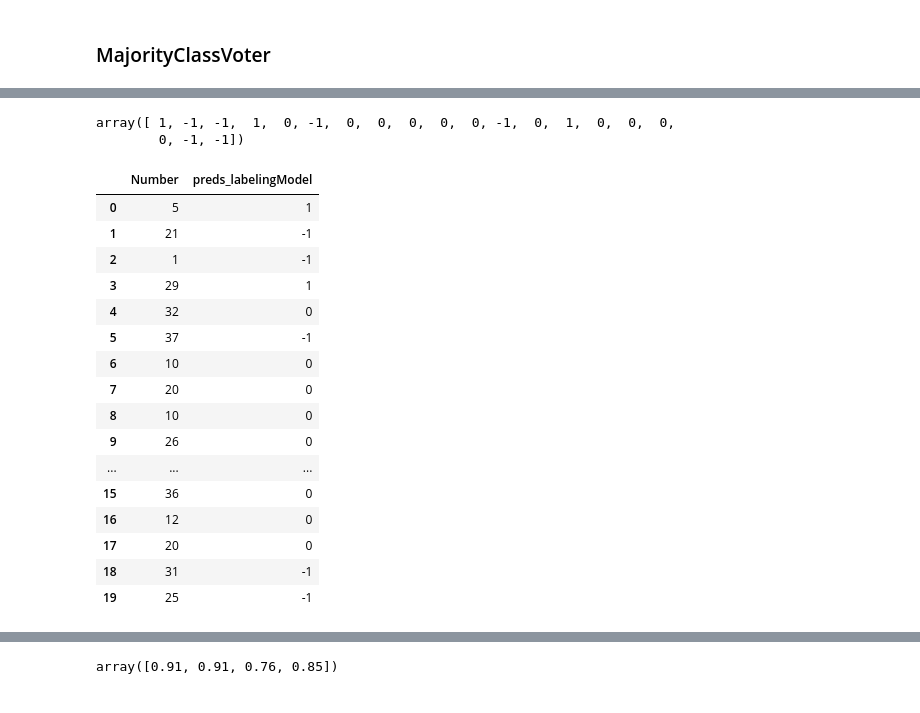
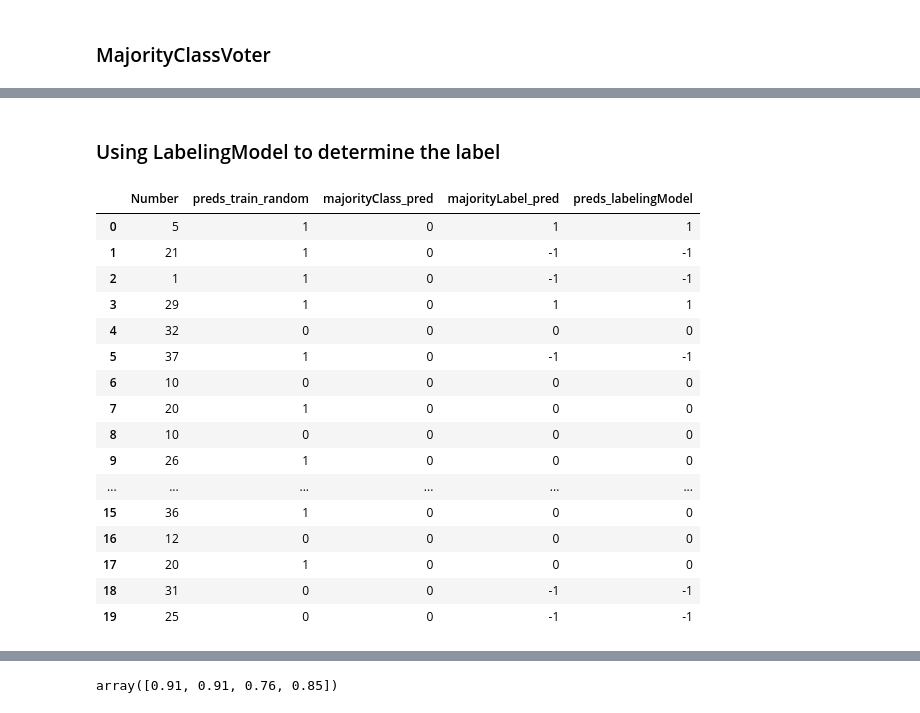
Before and after one commit to practicalweaksupervisionbook/companion, a Jupyter notebook: ch02_labeling_and_augmentation/labeling.ipynb, the cells around one changed output, grey strips where cells are left out. Cells and saved outputs as stored; diff of their text form; code cells hidden in the pictures.

Commit message:
final modifications to chapter 2 labeling

```diff
--- a/ch02_labeling_and_augmentation/labeling.ipynb
+++ b/ch02_labeling_and_augmentation/labeling.ipynb
@@ -259,3 +226,5 @@ df[df["Number"] == 2]
+# %% [markdown]
+### Using LabelingModel to determine the label
 # %%
 label_model = LabelModel()
 label_model.fit(L_train=L_train, n_epochs=200, seed=100)
@@ -266,33 +235,28 @@ LFAnalysis(L_valid, lfs).lf_summary()
 
 preds_train_labelingModel = label_model.predict(L=L_train)
 preds_valid_labelingModel = label_model.predict(L=L_valid)
-# %%
-preds_train_labelingModel
-# %% [output]
-array([ 1, -1, -1,  1,  0, -1,  0,  0,  0,  0,  0, -1,  0,  1,  0,  0,  0,
-        0, -1, -1])
 # %%
 df["preds_labelingModel"] = preds_train_labelingModel
-# %%
-df
-# %% [output]
-|  | Number | preds_labelingModel |
-| 0 | 5 | 1 |
-| 1 | 21 | -1 |
-| 2 | 1 | -1 |
-| 3 | 29 | 1 |
-| 4 | 32 | 0 |
-| 5 | 37 | -1 |
-| 6 | 10 | 0 |
-| 7 | 20 | 0 |
-| 8 | 10 | 0 |
-| 9 | 26 | 0 |
-| ... | ... | ... |
-| 15 | 36 | 0 |
-| 16 | 12 | 0 |
-| 17 | 20 | 0 |
-| 18 | 31 | -1 |
-| 19 | 25 | -1 |
+# %%
+df[["Number", "preds_train_random", "majorityClass_pred", "majorityLabel_pred", "preds_labelingModel"]]
+# %% [output]
+|  | Number | preds_train_random | majorityClass_pred | majorityLabel_pred | preds_labelingModel |
+| 0 | 5 | 1 | 0 | 1 | 1 |
+| 1 | 21 | 1 | 0 | -1 | -1 |
+| 2 | 1 | 1 | 0 | -1 | -1 |
+| 3 | 29 | 1 | 0 | 1 | 1 |
+| 4 | 32 | 0 | 0 | 0 | 0 |
+| 5 | 37 | 1 | 0 | -1 | -1 |
+| 6 | 10 | 0 | 0 | 0 | 0 |
+| 7 | 20 | 1 | 0 | 0 | 0 |
+| 8 | 10 | 0 | 0 | 0 | 0 |
+| 9 | 26 | 1 | 0 | 0 | 0 |
+| ... | ... | ... | ... | ... | ... |
+| 15 | 36 | 1 | 0 | 0 | 0 |
+| 16 | 12 | 0 | 0 | 0 | 0 |
+| 17 | 20 | 1 | 0 | 0 | 0 |
+| 18 | 31 | 0 | 0 | -1 | -1 |
+| 19 | 25 | 0 | 0 | -1 | -1 |
 # %%
 # 7/20 prime numbers
 label_model = LabelModel()
```
Also changed, not shown: parts of 52 cells of this notebook.
